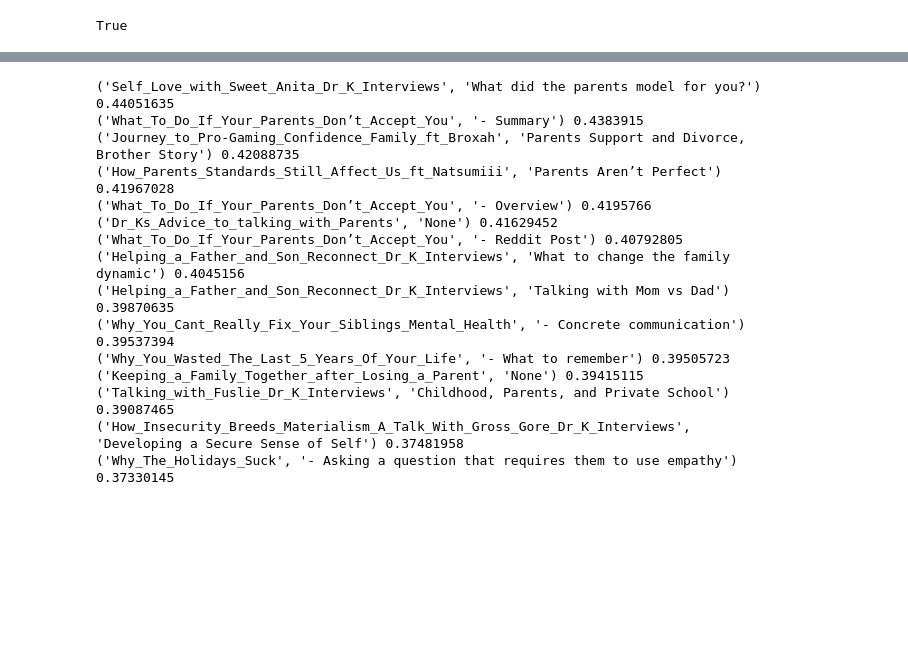
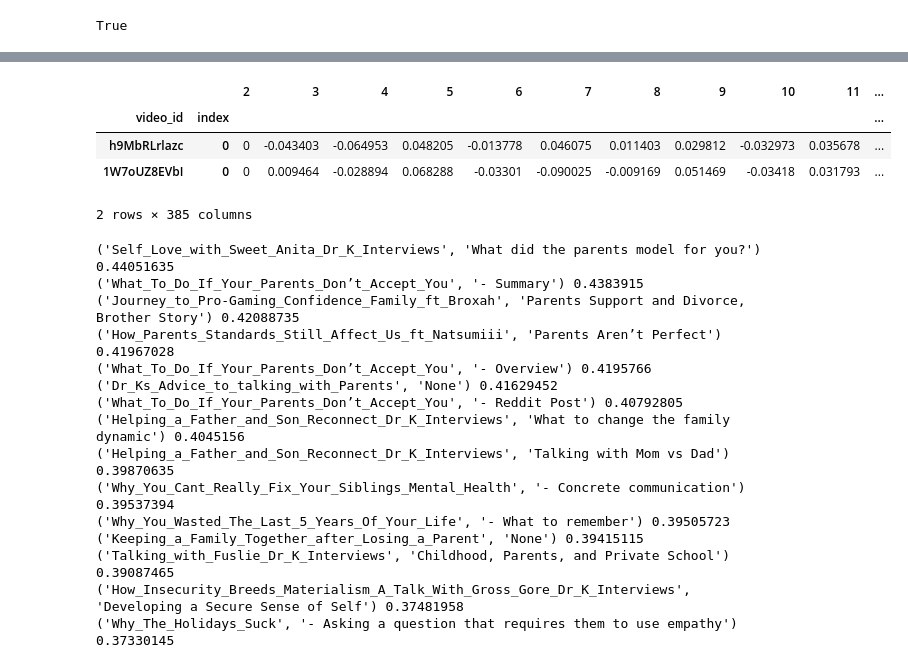
Before and after one commit to K-Paks/HGSE, a Jupyter notebook: notebooks/sentence_embedder.ipynb, the cells around one changed output, grey strips where cells are left out. Cells and saved outputs as stored; diff of their text form; code cells hidden in the pictures; blank space fills up the shorter version.

```diff
--- a/notebooks/sentence_embedder.ipynb
+++ b/notebooks/sentence_embedder.ipynb
@@ -51,0 +47,2 @@ title_map = findf.index.values
+# %%
+metadata.set_index('fixed_title')[['video_id', 'title']]
@@ -51,0 +64,6 @@ title_map = findf.index.values
+# %%
+# findf_w_id = findf.reset_index().set_index('fixed_title').join(metadata.set_index('fixed_title')['video_id', 'title'])
+findf2merge = findf.reset_index()[['fixed_title', 'name', 'index', 'time']]
+metadata2merge = metadata[['fixed_title', 'title', 'video_id']]
+idx_df = pd.merge( findf2merge, metadata2merge, on='fixed_title' )
+idx_df.to_csv(join('..', 'index_map.csv'), index=False)
@@ -52,3 +79,5 @@ title_map = findf.index.values
+# %%
+video_ids = idx_df[['video_id', 'index']].values.reshape(-1, 2)
 # %%
 texts = findf['captions'].values
 # %%
@@ -69,0 +113,12 @@ enc_txts = model.encode(texts)
+# %%
+embeddings = np.concatenate((video_ids, embeddings), axis=1)
+embeddings = pd.DataFrame(embeddings)
+embeddings = embeddings.rename(columns={0: 'video_id', 1: 'index'})
+embeddings = embeddings.set_index(['video_id', 'index'])
+embeddings.head(2)
+# %% [output]
+|  |  | 2 | 3 | 4 | 5 | 6 | 7 | 8 | 9 | 10 | 11 | ... |
+| video_id | index |  |  |  |  |  |  |  |  |  |  | ... |
+| h9MbRLrlazc | 0 | 0 | -0.043403 | -0.064953 | 0.048205 | -0.013778 | 0.046075 | 0.011403 | 0.029812 | -0.032973 | 0.035678 | ... |
+| 1W7oUZ8EVbI | 0 | 0 | 0.009464 | -0.028894 | 0.068288 | -0.03301 | -0.090025 | -0.009169 | 0.051469 | -0.03418 | 0.031793 | ... |
+2 rows × 385 columns
```
Also changed, not shown: parts of 12 cells of this notebook, 2 other files.
